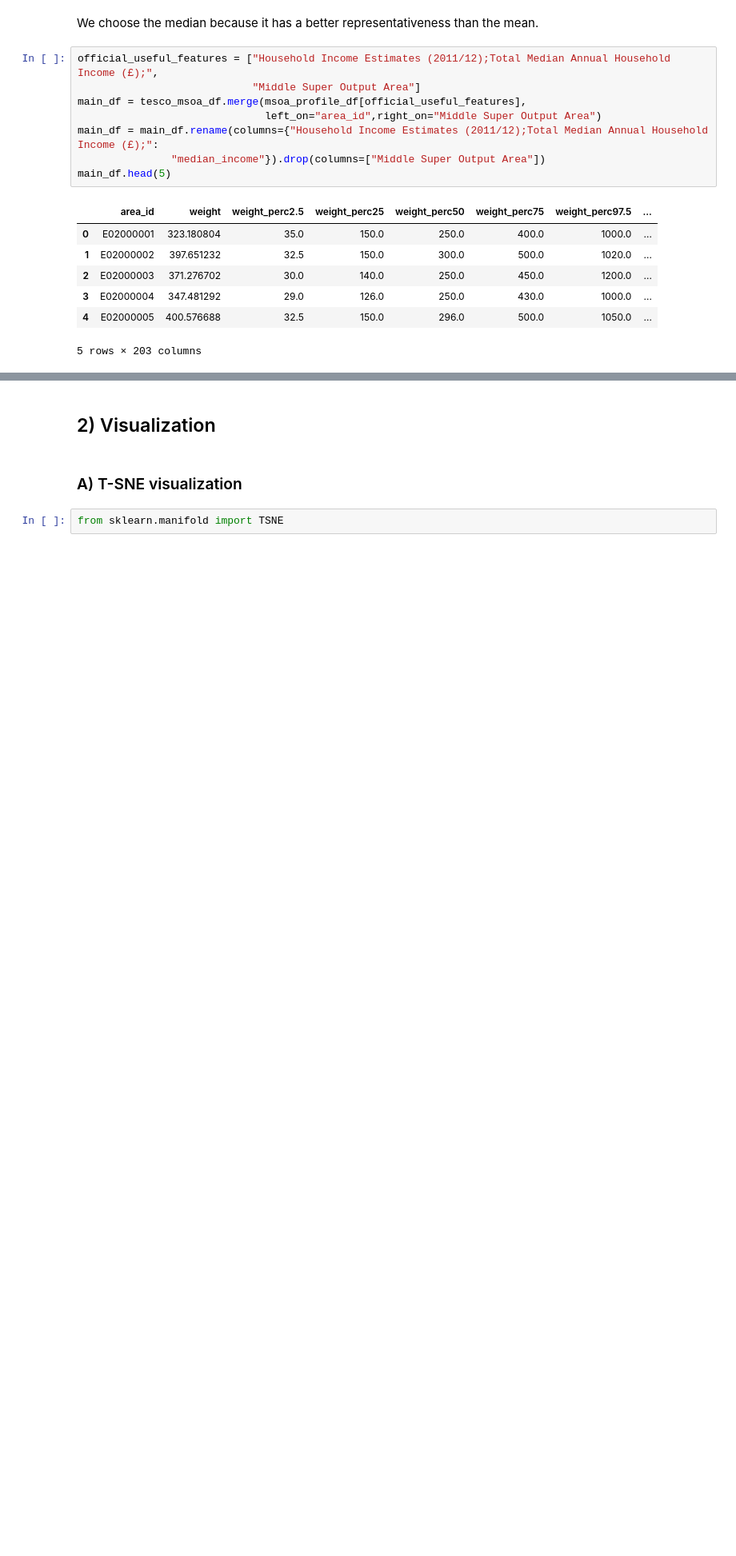
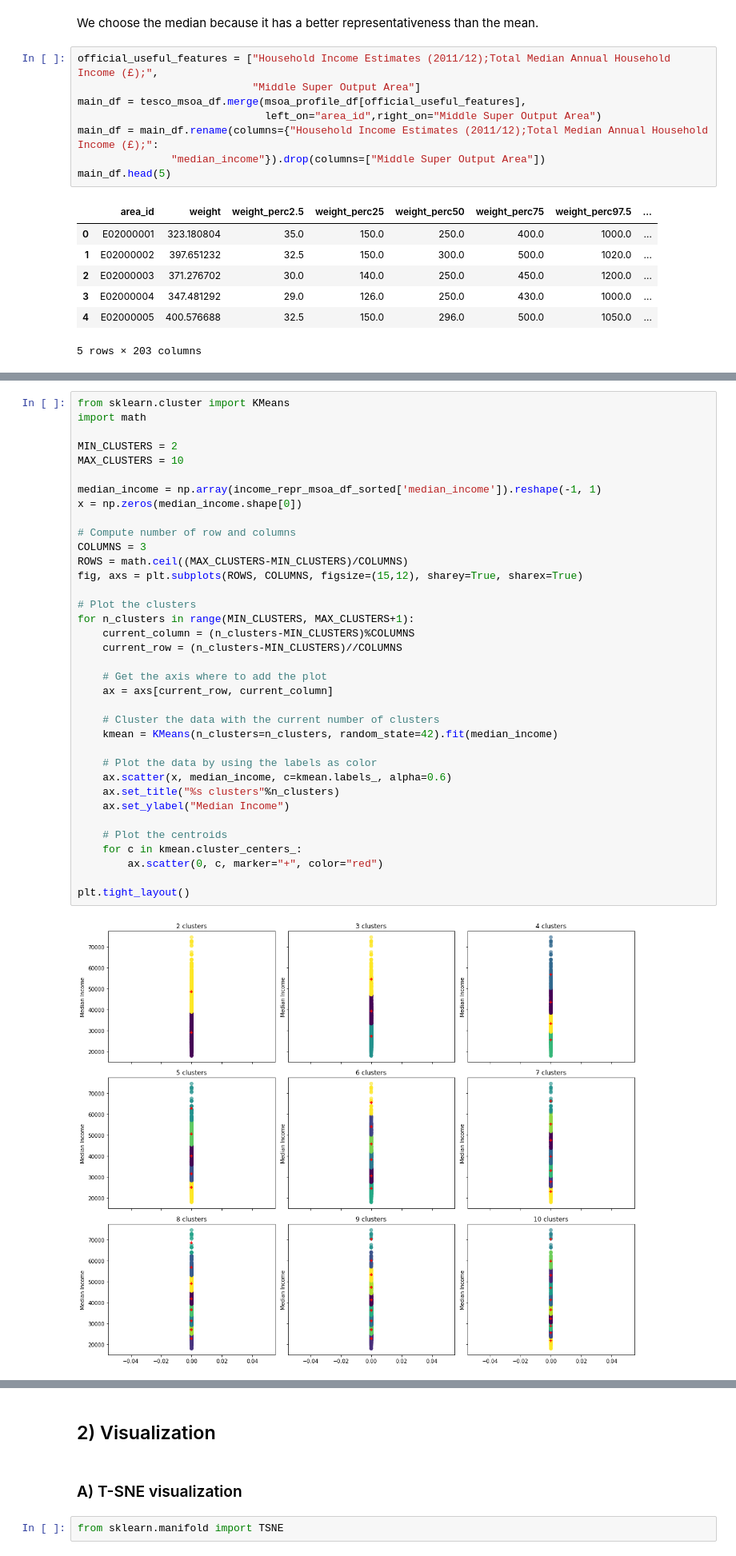
Before and after one commit to epfl-ada/ada-2020-project-milestone-p3-p3_adacadabra, a Jupyter notebook: extension.ipynb, the cells around one changed output, grey strips where cells are left out. Shown at 80% size. Saved outputs shown, nothing was run; the diff lists cells and outputs as text; blank space fills up the shorter version.

```diff
--- a/extension.ipynb
+++ b/extension.ipynb
@@ -100,0 +131,38 @@ main_df.shape
+# %%
+from sklearn.cluster import KMeans
+import math
+
+MIN_CLUSTERS = 2
+MAX_CLUSTERS = 10
+
+median_income = np.array(income_repr_msoa_df_sorted['median_income']).reshape(-1, 1)
+x = np.zeros(median_income.shape[0])
+
+# Compute number of row and columns
+COLUMNS = 3
+ROWS = math.ceil((MAX_CLUSTERS-MIN_CLUSTERS)/COLUMNS)
+fig, axs = plt.subplots(ROWS, COLUMNS, figsize=(15,12), sharey=True, sharex=True)
+
+# Plot the clusters
+for n_clusters in range(MIN_CLUSTERS, MAX_CLUSTERS+1):
+    current_column = (n_clusters-MIN_CLUSTERS)%COLUMNS
+    current_row = (n_clusters-MIN_CLUSTERS)//COLUMNS
+
+    # Get the axis where to add the plot
+    ax = axs[current_row, current_column]
+
+    # Cluster the data with the current number of clusters
+    kmean = KMeans(n_clusters=n_clusters, random_state=42).fit(median_income)
+
+    # Plot the data by using the labels as color
+    ax.scatter(x, median_income, c=kmean.labels_, alpha=0.6)
+    ax.set_title("%s clusters"%n_clusters)
+    ax.set_ylabel("Median Income")
+
+    # Plot the centroids
+    for c in kmean.cluster_centers_:
+        ax.scatter(0, c, marker="+", color="red")
+
+plt.tight_layout()
+# %% [output]
+[figure, added]
```
Also changed, not shown: parts of 13 cells of this notebook.
